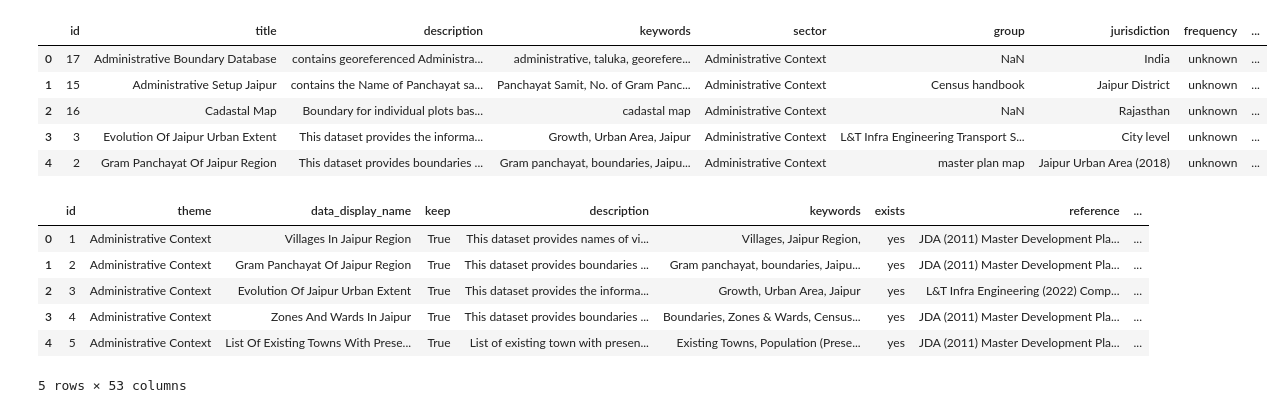
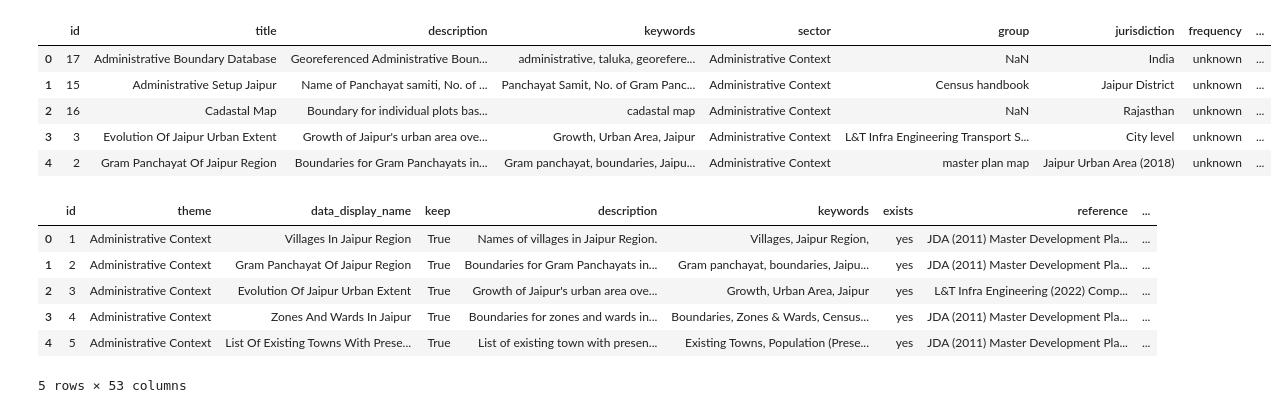
Before and after one commit to jktulu/SPARC-mobility-insights-hub, a Jupyter notebook: bin/data-analysis/clean_datacatalogue.ipynb, the cells around one changed output. Drawn from its saved outputs; the diff is of its cells as text; code cells hidden in the pictures.

Commit message:
data catalogue updated

```diff
--- a/bin/data-analysis/clean_datacatalogue.ipynb
+++ b/bin/data-analysis/clean_datacatalogue.ipynb
@@ -5,18 +5,19 @@
 # %%
 import pandas as pd
 # %%
-df = pd.read_csv('data/SPA_DataCatalogue_260316_NDSAP-aligned.csv', dtype={'date__earliest': 'Int64', 'date__latest': 'Int64'})
+df = pd.read_csv('data/SPA_DataCatalogue_260602_NDSAP-aligned.csv')
+#df = pd.read_csv('data/SPA_DataCatalogue_260602_NDSAP-aligned.csv', dtype={'date__earliest': 'Int64', 'date__latest': 'Int64'})
 df.head()
 # %% [output]
 |  | id | title | description | keywords | sector | group | jurisdiction | frequency | ... |
-| 0 | 17 | Administrative Boundary Database | contains georeferenced Administra... | administrative, taluka, georefere... | Administrative Context | NaN | India | unknown | ... |
-| 1 | 15 | Administrative Setup Jaipur | contains the Name of Panchayat sa... | Panchayat Samit, No. of Gram Panc... | Administrative Context | Census handbook | Jaipur District | unknown | ... |
+| 0 | 17 | Administrative Boundary Database | Georeferenced Administrative Boun... | administrative, taluka, georefere... | Administrative Context | NaN | India | unknown | ... |
+| 1 | 15 | Administrative Setup Jaipur | Name of Panchayat samiti, No. of ... | Panchayat Samit, No. of Gram Panc... | Administrative Context | Census handbook | Jaipur District | unknown | ... |
 | 2 | 16 | Cadastal Map | Boundary for individual plots bas... | cadastal map | Administrative Context | NaN | Rajasthan | unknown | ... |
-| 3 | 3 | Evolution Of Jaipur Urban Extent | This dataset provides the informa... | Growth, Urban Area, Jaipur | Administrative Context | L&T Infra Engineering Transport S... | City level | unknown | ... |
-| 4 | 2 | Gram Panchayat Of Jaipur Region | This dataset provides boundaries ... | Gram panchayat, boundaries, Jaipu... | Administrative Context | master plan map | Jaipur Urban Area (2018) | unknown | ... |
+| 3 | 3 | Evolution Of Jaipur Urban Extent | Growth of Jaipur's urban area ove... | Growth, Urban Area, Jaipur | Administrative Context | L&T Infra Engineering Transport S... | City level | unknown | ... |
+| 4 | 2 | Gram Panchayat Of Jaipur Region | Boundaries for Gram Panchayats in... | Gram panchayat, boundaries, Jaipu... | Administrative Context | master plan map | Jaipur Urban Area (2018) | unknown | ... |
 # %%
 # import dataset kpi linkage from xlsx
-df_kpi = pd.read_csv('data/SPA_DataCatalogue_260316.csv')
+df_kpi = pd.read_csv('data/SPA_DataCatalogue_260602.csv')
 df_kpi.rename(columns=
   {
   'ki_supplyofpublictransportvehicles':'A01',
@@ -42,10 +43,10 @@ df_kpi['linked_to_kpi'] = df_kpi.apply(lambda row: ','.join([kpi for kpi in kpi_
 df_kpi.head()
 # %% [output]
 |  | id | theme | data_display_name | keep | description | keywords | exists | reference | ... |
-| 0 | 1 | Administrative Context | Villages In Jaipur Region | True | This dataset provides names of vi... | Villages, Jaipur Region, | yes | JDA (2011) Master Development Pla... | ... |
-| 1 | 2 | Administrative Context | Gram Panchayat Of Jaipur Region | True | This dataset provides boundaries ... | Gram panchayat, boundaries, Jaipu... | yes | JDA (2011) Master Development Pla... | ... |
-| 2 | 3 | Administrative Context | Evolution Of Jaipur Urban Extent | True | This dataset provides the informa... | Growth, Urban Area, Jaipur | yes | L&T Infra Engineering (2022) Comp... | ... |
-| 3 | 4 | Administrative Context | Zones And Wards In Jaipur | True | This dataset provides boundaries ... | Boundaries, Zones & Wards, Census... | yes | JDA (2011) Master Development Pla... | ... |
+| 0 | 1 | Administrative Context | Villages In Jaipur Region | True | Names of villages in Jaipur Region. | Villages, Jaipur Region, | yes | JDA (2011) Master Development Pla... | ... |
+| 1 | 2 | Administrative Context | Gram Panchayat Of Jaipur Region | True | Boundaries for Gram Panchayats in... | Gram panchayat, boundaries, Jaipu... | yes | JDA (2011) Master Development Pla... | ... |
+| 2 | 3 | Administrative Context | Evolution Of Jaipur Urban Extent | True | Growth of Jaipur's urban area ove... | Growth, Urban Area, Jaipur | yes | L&T Infra Engineering (2022) Comp... | ... |
+| 3 | 4 | Administrative Context | Zones And Wards In Jaipur | True | Boundaries for zones and wards in... | Boundaries, Zones & Wards, Census... | yes | JDA (2011) Master Development Pla... | ... |
 | 4 | 5 | Administrative Context | List Of Existing Towns With Prese... | True | List of existing town with presen... | Existing Towns, Population (Prese... | yes | JDA (2011) Master Development Pla... | ... |
 5 rows × 53 columns
 # %%
```
Also changed, not shown: parts of 8 cells of this notebook, 4 other files.
